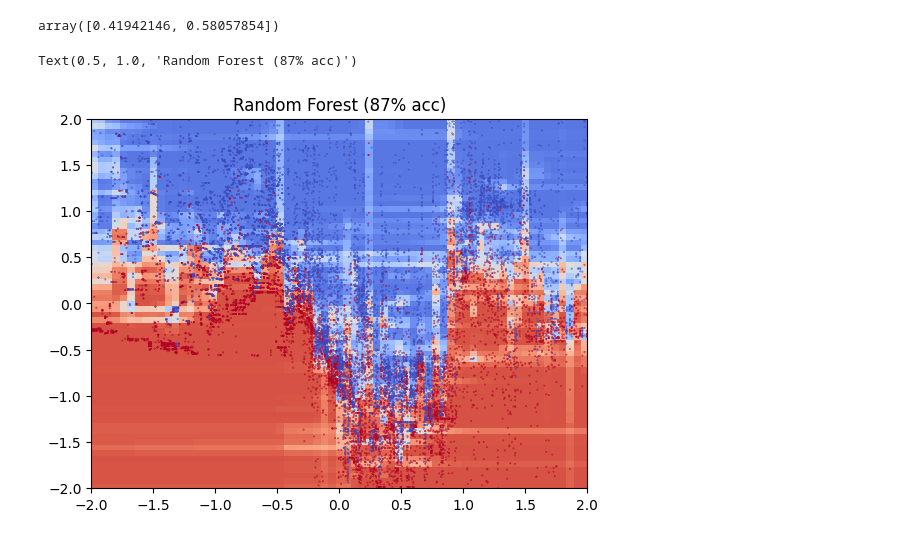
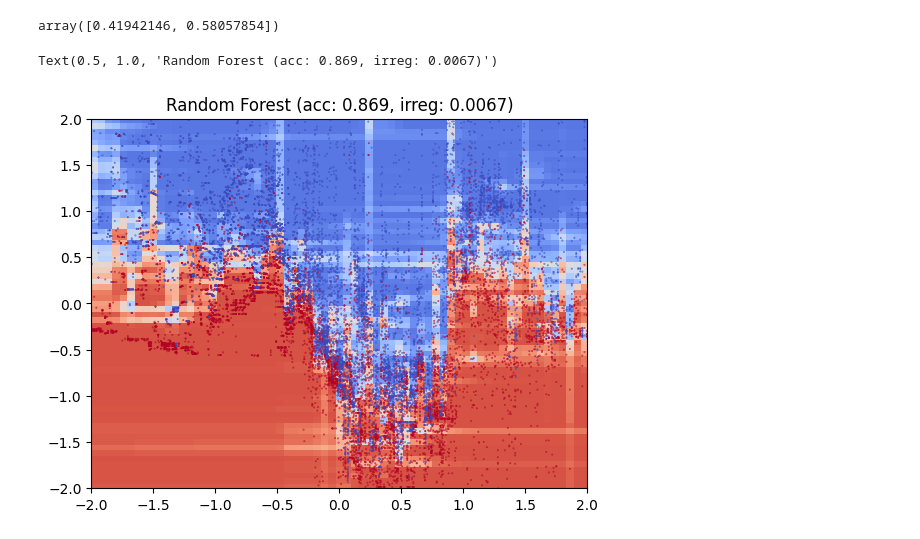
Before and after one commit to FelixdenBreejen/TabForestPFN, a Jupyter notebook: notebooks/irregular_electricity.ipynb, the cells around one changed output. Saved outputs shown, nothing was run; the diff lists cells and outputs as text; code cells hidden in the pictures.

```diff
--- a/notebooks/irregular_electricity.ipynb
+++ b/notebooks/irregular_electricity.ipynb
@@ -4,6 +4,7 @@ from omegaconf import DictConfig
 
 import logging
 import torch
+import matplotlib.pyplot as plt
 
 from tabularbench.core.enums import DatasetSize, ModelName, Task
 from tabularbench.core.get_model import get_model
@@ -18,13 +19,13 @@ from tabularbench.core.run_experiment import run_experiment
 
 cfg = ConfigRun(
     output_dir = "output_run_experiment",
-    device = torch.device("cuda:7"),
+    device = torch.device("cuda:2"),
     model_name = ModelName.FOUNDATION,
     seed = 0,
     task = Task.CLASSIFICATION,
     dataset_size = DatasetSize.MEDIUM,
-    openml_dataset_id = 44157,
-    openml_dataset_name = "eye_movements",
+    openml_dataset_id = 44156,
+    openml_dataset_name = "electricity",
     hyperparams = DictConfig({
         'n_features': 100,
         'n_classes': 10,
@@ -36,7 +37,7 @@ cfg = ConfigRun(
         'linear_attention': False,
         'max_samples_support': 10000,
         'max_samples_query': 10000,
-        'max_epochs': 300,
+        'max_epochs': 0,
         'optimizer': 'adamw',
         'lr': 1.e-5,
         'weight_decay': 0,
@@ -52,6 +53,8 @@ cfg = ConfigRun(
 
 foundation_forest_weights = 'outputs_done/foundation_forest_big_300k/weights/model_step_300000.pt'
 foundation_pfn_weights = 'outputs_done/foundation_tabpfn_big/weights/model_step_500000.pt'
+foundation_forest_128_weights = 'outputs_done/foundation_forest_dim_128/weights/model_step_300000.pt'
+foundation_forest_256_weights = 'outputs_done/foundation_forest_dim_256/weights/model_step_300000.pt'
 # %%
 import numpy as np
 
@@ -61,7 +64,7 @@ metrics = RunMetrics()
 x_train, x_val, x_test, y_train, y_val, y_test, categorical_indicator = next(dataset.split_iterator())
 
 # variables 0 and 3 are the most important ones (as selected by random forest feature importance)
-features = [9, 18]
+features = [0, 3]
 
 x_train = x_train[:, features]
 x_val = x_val[:, features]
@@ -98,0 +85,13 @@ RuntimeError: Error(s) in loading state_dict for FoundationTransformer:
+# %%
+def irregularity_value(pred_grid):
+
+    pred = pred_grid[:, :, 0] > 0.5
+
+    pred_middle = pred[1:-1, 1:-1]
+    pred_up = pred[:-2, 1:-1]
+    pred_down = pred[2:, 1:-1]
+    pred_left = pred[1:-1, :-2]
+    pred_right = pred[1:-1, 2:]
+
+    pred_diff = (pred_middle != pred_up) | (pred_middle != pred_down) | (pred_middle != pred_left) | (pred_middle != pred_right)
+    return pred_diff.sum() / pred_diff.size
@@ -146,14 +151,14 @@ x_grid[:, 1] = x_mesh2_col
 # %%
-import matplotlib.pyplot as plt
-
 preds = clf.predict_proba(x_grid)
 preds = einx.rearrange('(h w) c -> h w c', preds, w=1000)
+
+irreg_value = irregularity_value(preds)
 
 plt.pcolormesh(x_mesh1, x_mesh2, preds[:, :, 0], cmap=coolwarm_trunc)
 plt.scatter(x_test[:, 0], x_test[:, 1], c=1-y_test, s=0.1, cmap=coolwarm)
 plt.ylim(-2, 2)
 plt.xlim(-2, 2)
-plt.title("Random Forest (87% acc)")
+plt.title(f"Random Forest (acc: {score_test_rf:.3f}, irreg: {irreg_value:.4f})")
 # %% [output]
-Text(0.5, 1.0, 'Random Forest (87% acc)')
+Text(0.5, 1.0, 'Random Forest (acc: 0.869, irreg: 0.0067)')
-[figure, old version]
+[figure, new version]
```
Also changed, not shown: parts of 20 cells of this notebook, 5 other files.
